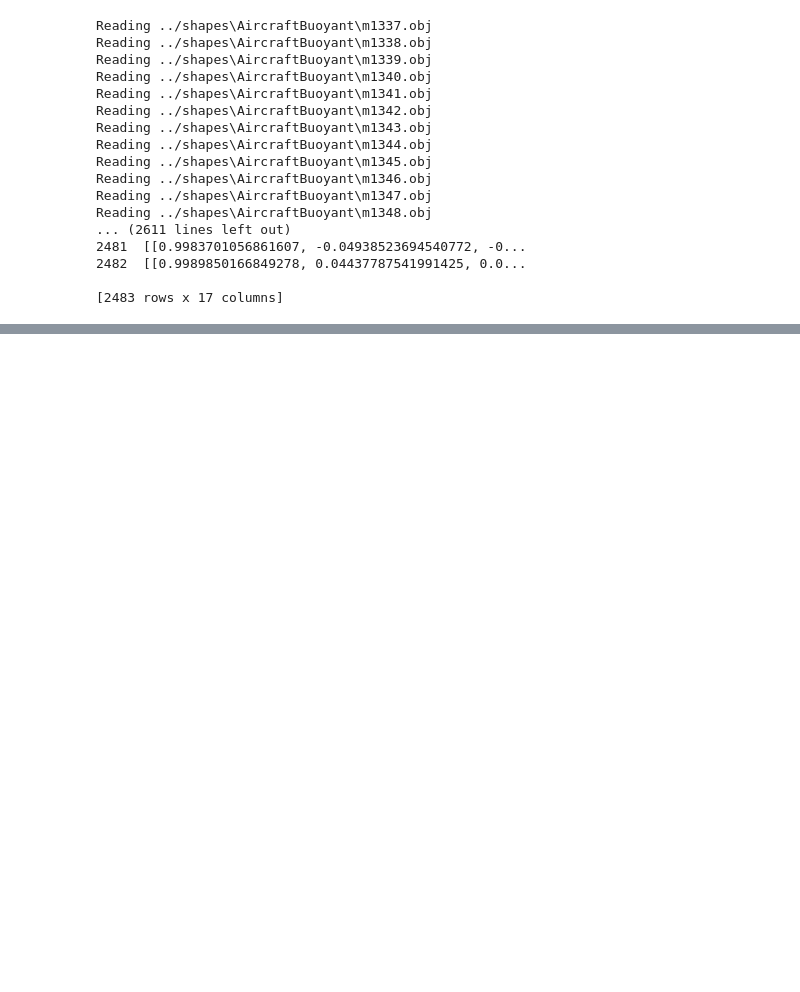
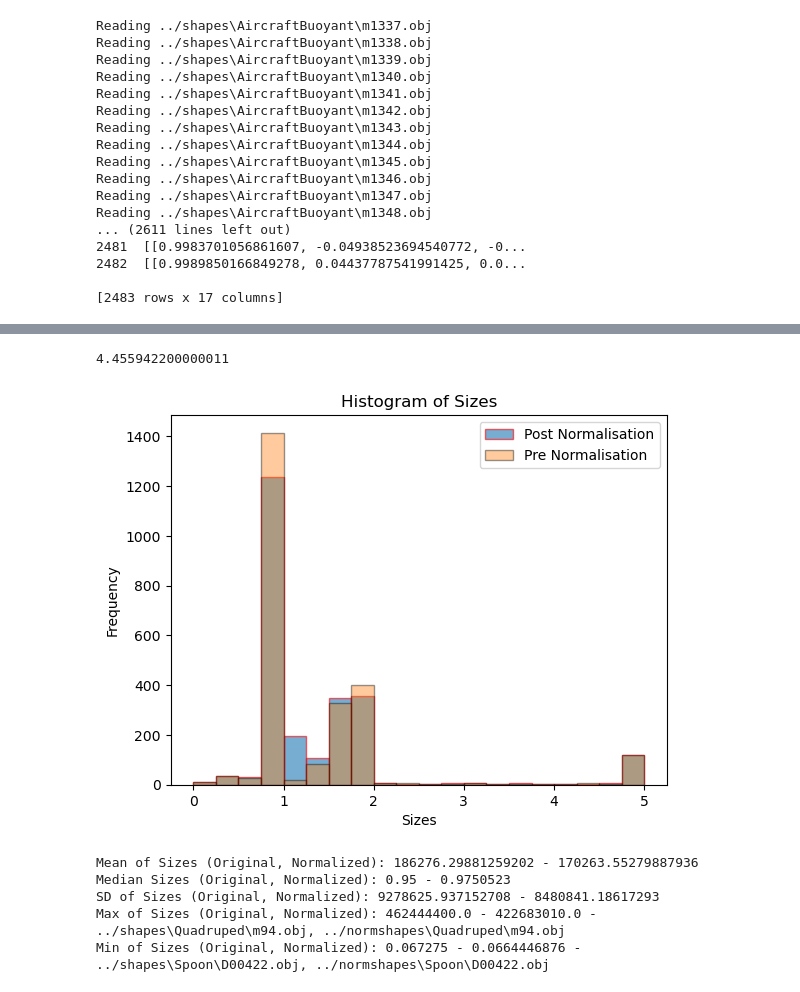
Before and after one commit to maria-raluca-st/INFOMR-final-project, a Jupyter notebook: mmdbs/preprocessing.ipynb, the cells around one changed output, grey strips where cells are left out. Drawn from its saved outputs; the diff is of its cells as text; code cells hidden in the pictures; blank space fills up the shorter version.

```diff
--- a/mmdbs/preprocessing.ipynb
+++ b/mmdbs/preprocessing.ipynb
@@ -578,0 +608,37 @@ Max of Distances (Original, Normalized): 2.99999999425035 - 2.9994473800612003 -
+# %%
+origDist = get_sizes(origDF)
+normDist = get_sizes(normDF)
+print(np.quantile(origDist,0.95))
+#Get Outliers
+maxindOrig = np.argmax(origDist)
+minindOrig = np.argmin(origDist)
+maxindNorm = np.argmax(normDist)
+minindNorm = np.argmin(normDist)
+
+plt.hist(np.clip(normDist, 0, 5), bins=20, edgecolor='red',alpha=0.6,label='Post Normalisation',range=[0, 5])
+plt.hist(np.clip(origDist, 0, 5), bins=20, edgecolor='black',alpha=0.4,label='Pre Normalisation', range=[0, 5])
+plt.legend()
+
+# Adding labels and title
+plt.xlabel('Sizes')
+plt.ylabel('Frequency')
+plt.title('Histogram of Sizes')
+
+# Display the histogram
+plt.show()
+
+
+print(f"Mean of Sizes (Original, Normalized): {np.mean(origDist)} - {np.mean(normDist)}")
+print(f"Median Sizes (Original, Normalized): {np.median(origDist)} - {np.median(normDist)}")
+
+print(f"SD of Sizes (Original, Normalized): {np.std(origDist)} - {np.std(normDist)}")
+print(f"Max of Sizes (Original, Normalized): {np.max(origDist)} - {np.max(normDist)} - {origDF.iloc[maxindOrig]['Path']}, {normDF.iloc[maxindNorm]['New Path']}")
+print(f"Min of Sizes (Original, Normalized): {np.min(origDist)} - {np.min(normDist)} - {origDF.iloc[minindOrig]['Path']}, {normDF.iloc[minindNorm]['New Path']}")
+# %% [output]
+4.455942200000011
+[figure, added]
+Mean of Sizes (Original, Normalized): 186276.29881259202 - 170263.55279887936
+Median Sizes (Original, Normalized): 0.95 - 0.9750523
+SD of Sizes (Original, Normalized): 9278625.937152708 - 8480841.18617293
+Max of Sizes (Original, Normalized): 462444400.0 - 422683010.0 - ../shapes\Quadruped\m94.obj, ../normshapes\Quadruped\m94.obj
+Min of Sizes (Original, Normalized): 0.067275 - 0.0664446876 - ../shapes\Spoon\D00422.obj, ../normshapes\Spoon\D00422.obj
```
Also changed, not shown: parts of 14 cells of this notebook, 4 other files.
